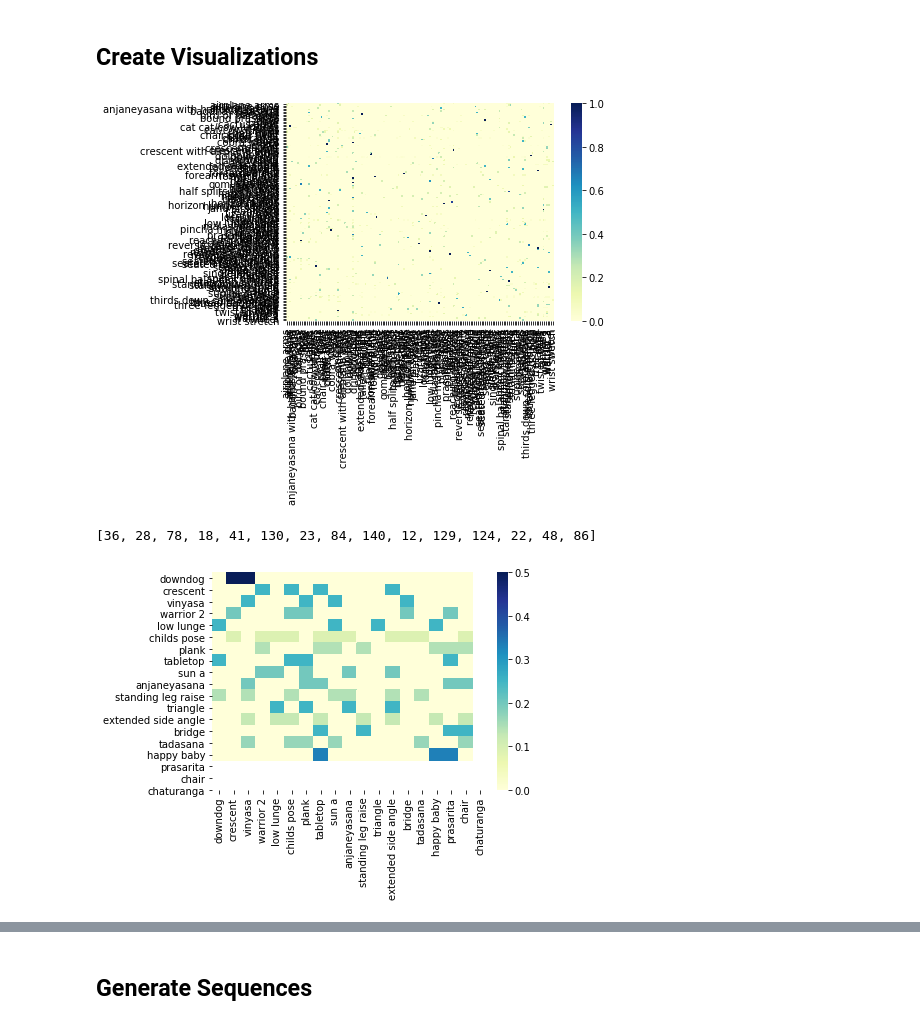
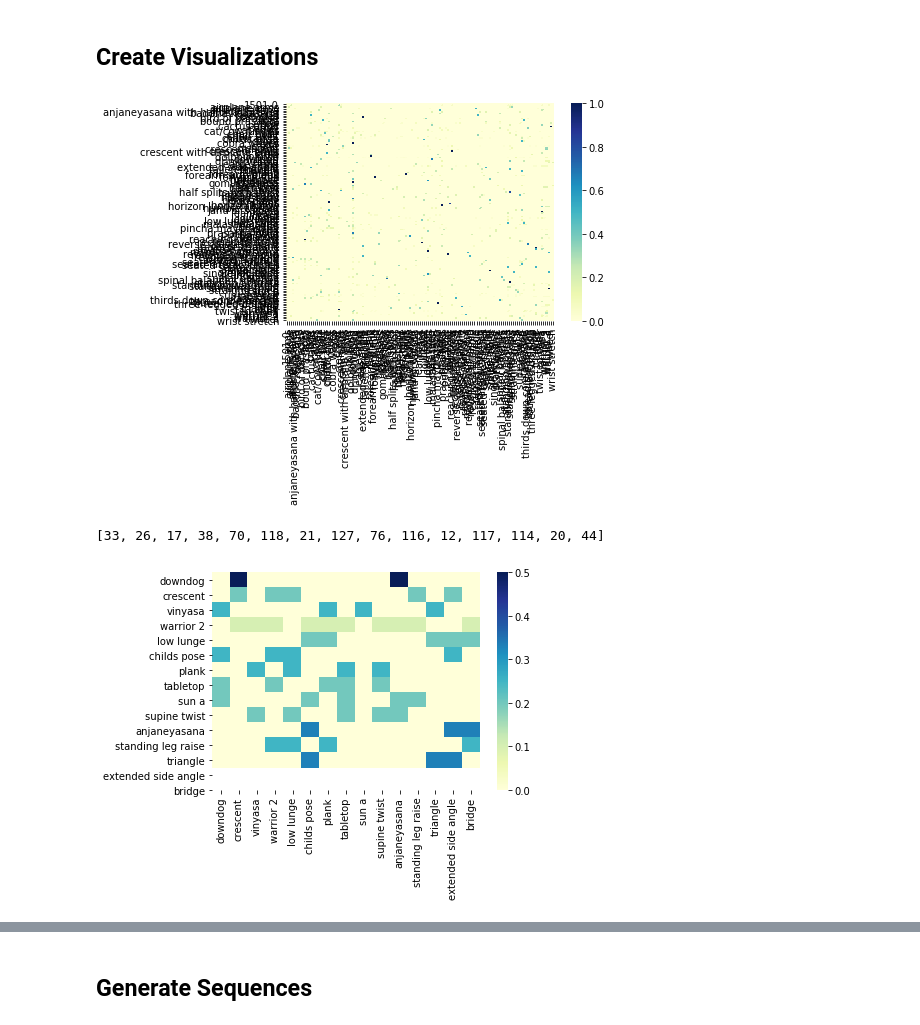
Before and after one commit to rrosenb1/YogaSequenceGeneration, a Jupyter notebook: Sequencing with Markov Chains.ipynb, the cells around one changed output, grey strips where cells are left out. Cells and saved outputs as stored; diff of their text form; code cells hidden in the pictures.

Commit message:
generated several sequences and added good results

```diff
--- a/Sequencing with Markov Chains.ipynb
+++ b/Sequencing with Markov Chains.ipynb
@@ -6,7 +6,7 @@ import matplotlib.pyplot as plt
 import seaborn as sns
 from PIL import Image
 # %%
-sequences = pd.read_csv("Sequence_Data.csv")
+sequences = pd.read_csv('data/Sequence_Data.csv')
 
 # convert to lowercase
 sequences = sequences.applymap(lambda s:s.lower() if type(s) == str else s)
@@ -166,7 +177,7 @@ ax = sns.heatmap(transition_prob,
                 )
 plt.show()
 # %% [output]
-[figure, old version]
+[figure, new version]
 # %%
 def top_n(M, n):
     rowcounts = []
@@ -189,17 +200,17 @@ def top_n(M, n):
 top_ten = top_n(transition_prob, 15)
 top_ten
 # %% [output]
-[36, 28, 78, 18, 41, 130, 23, 84, 140, 12, 129, 124, 22, 48, 86]
+[33, 26, 17, 38, 70, 118, 21, 127, 76, 116, 12, 117, 114, 20, 44]
 # %%
 # Find most frequently used poses from allPoses
 counts = allPoses[1]
-most_used = sorted(range(len(counts)), key=lambda i: counts[i], reverse=True)[:19]
+most_used = sorted(range(len(counts)), key=lambda i: counts[i], reverse=True)[:15]
 
 labels_list=[]
 
 for i in most_used:
     labels_list.append(states[i])
 
 most_used_matrix = subset_matrix(most_used, transition_prob)
 # %% [output]
-[figure, old version]
+[figure, new version]
```
Also changed, not shown: parts of 13 cells of this notebook, 5 other files.
